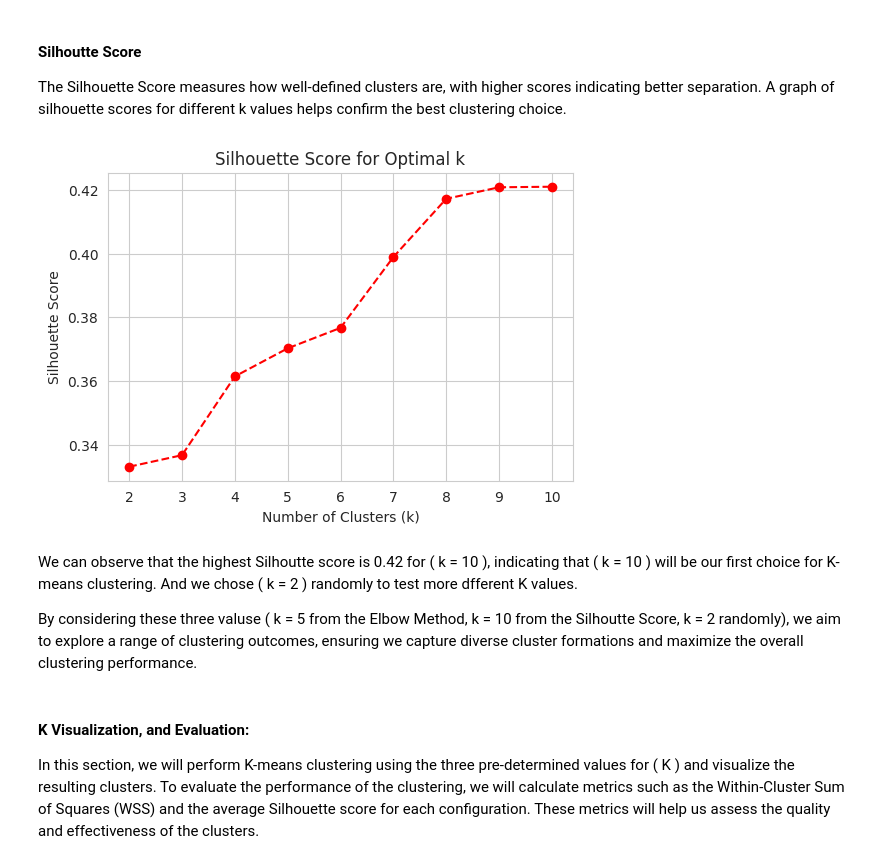
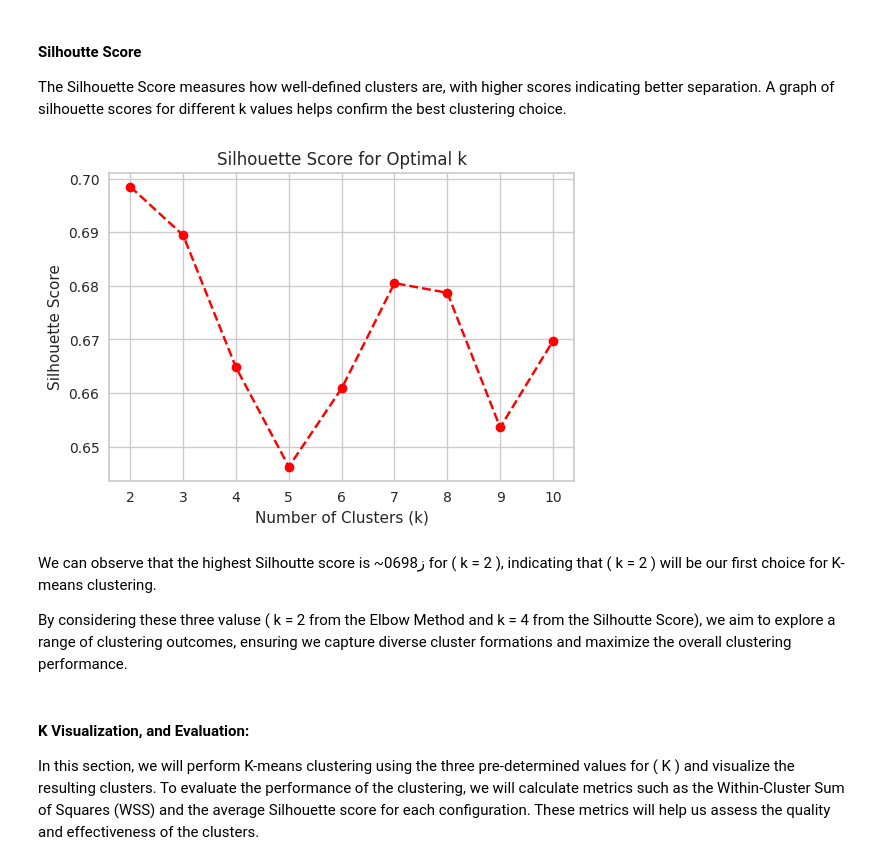
Before and after one commit to iRoseM/Freelancing-Trends--IT362, a Jupyter notebook: IT362_groub_6.ipynb, the cells around one changed output. Cells and saved outputs as stored; diff of their text form; code cells hidden in the pictures.

```diff
--- a/IT362_groub_6.ipynb
+++ b/IT362_groub_6.ipynb
@@ -1824,12 +1856,12 @@ df = pd.read_csv("https://raw.githubusercontent.com/iRoseM/Freelancing-Trends--I
 
 
 # Selecting relevant numerical features for clustering
-features = ['Hourly Rate', 'Total Earnings', 'Reviews', 'Location']
+features = ['Total Earnings', 'Reviews']
 X = df[features]
 
 # Standardize the data for better clustering performance
-scaler = StandardScaler()
-X_scaled = scaler.fit_transform(X)
+# scaler = StandardScaler()
+# X = scaler.fit_transform(X)
 # %% [markdown]
 Our current step is to scale the attribute to standarize them, Scaling ensures that all attributes are on a similar scale, preventing any single attribute from dominating the clustering process due to differences in magnitude. Standardization enhances the effectiveness of clustering by allowing each attribute to contribute equally to the analysis, thereby improving the accuracy and interpretability of the clusters.
 # %% [markdown]
@@ -1851,7 +1883,7 @@ wcss = []
 # Compute Within-Cluster Sum of Squares (WCSS) for each k
 for k in k_values:
     kmeans = KMeans(n_clusters=k, random_state=42, n_init=10)
-    kmeans.fit(X_scaled)
+    kmeans.fit(X)
     wcss.append(kmeans.inertia_)
 
 # Use KneeLocator to find the optimal k
@@ -1884,24 +1912,24 @@ A graph of silhouette scores for different k values helps confirm the best clust
 # %%
 silhouette_scores = []
 
 for k in k_values:
     kmeans = KMeans(n_clusters=k, random_state=42, n_init=10)
-    labels = kmeans.fit_predict(X_scaled)
-    silhouette_scores.append(silhouette_score(X_scaled, labels))
+    labels = kmeans.fit_predict(X)
+    silhouette_scores.append(silhouette_score(X, labels))
 
 # Plot the Silhouette Score
 plt.figure(figsize=(6,4))
 plt.plot(k_values, silhouette_scores, marker='o', linestyle='--', color='red')
 plt.xlabel("Number of Clusters (k)")
 plt.ylabel("Silhouette Score")
 plt.title("Silhouette Score for Optimal k")
 plt.show()
 # %% [output]
-[figure, old version]
+[figure, new version]
 # %% [markdown]
-We can observe that the highest Silhoutte score is 0.42 for \( k = 10 \), indicating that  \( k = 10 \) will be our first choice for K-means clustering. And we chose \( k = 2 \) randomly to test more dfferent K values.
+We can observe that the highest Silhoutte score is ~0ز698 for \( k = 2 \), indicating that  \( k = 2 \) will be our first choice for K-means clustering.
 
-By considering these three valuse \( k = 5  from the Elbow Method, k = 10 from the Silhoutte Score, k = 2 randomly), we aim to explore a range of clustering outcomes, ensuring we capture diverse cluster formations and maximize the overall clustering performance.
+By considering these three valuse \( k = 2  from the Elbow Method and k = 4 from the Silhoutte Score), we aim to explore a range of clustering outcomes, ensuring we capture diverse cluster formations and maximize the overall clustering performance.
 # %% [markdown]
 #### K Visualization, and Evaluation:
 
```
Also changed, not shown: parts of 42 cells of this notebook.
